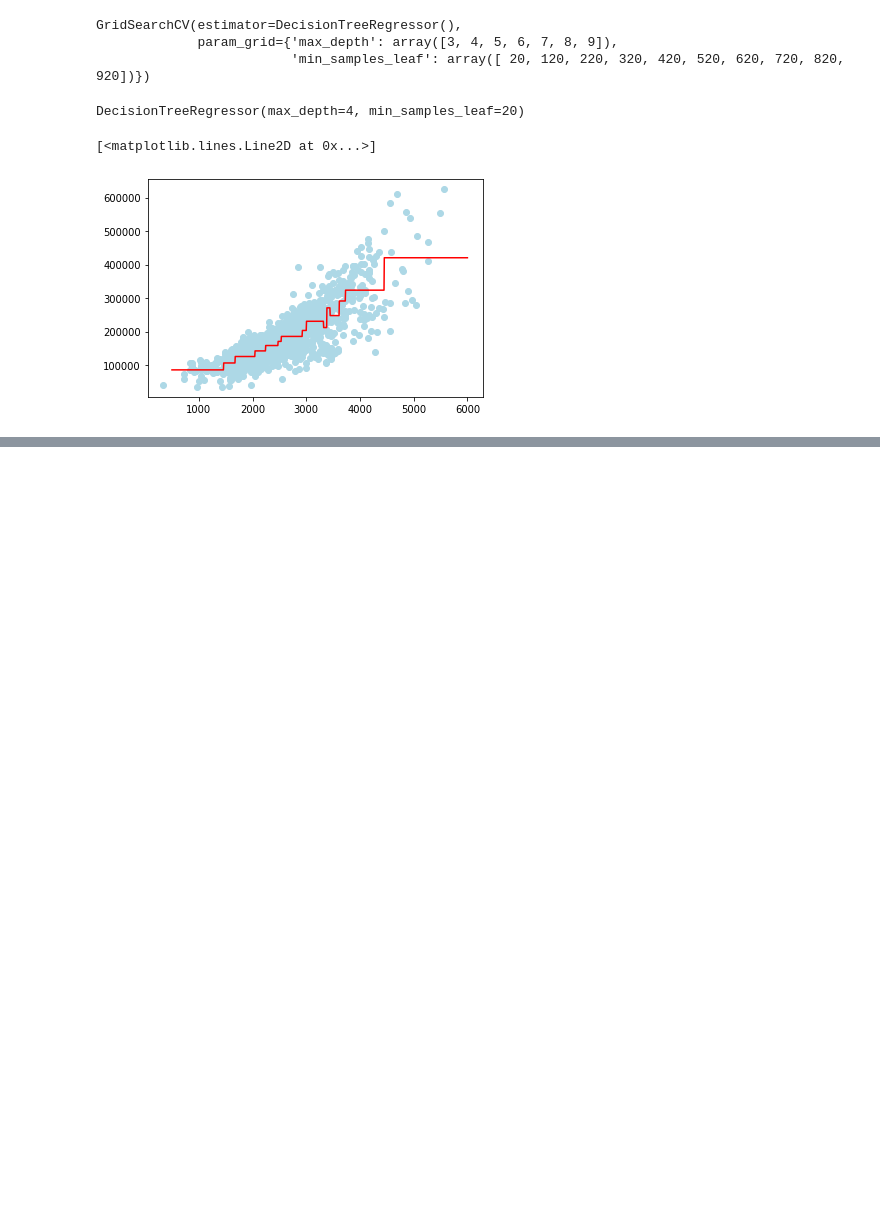
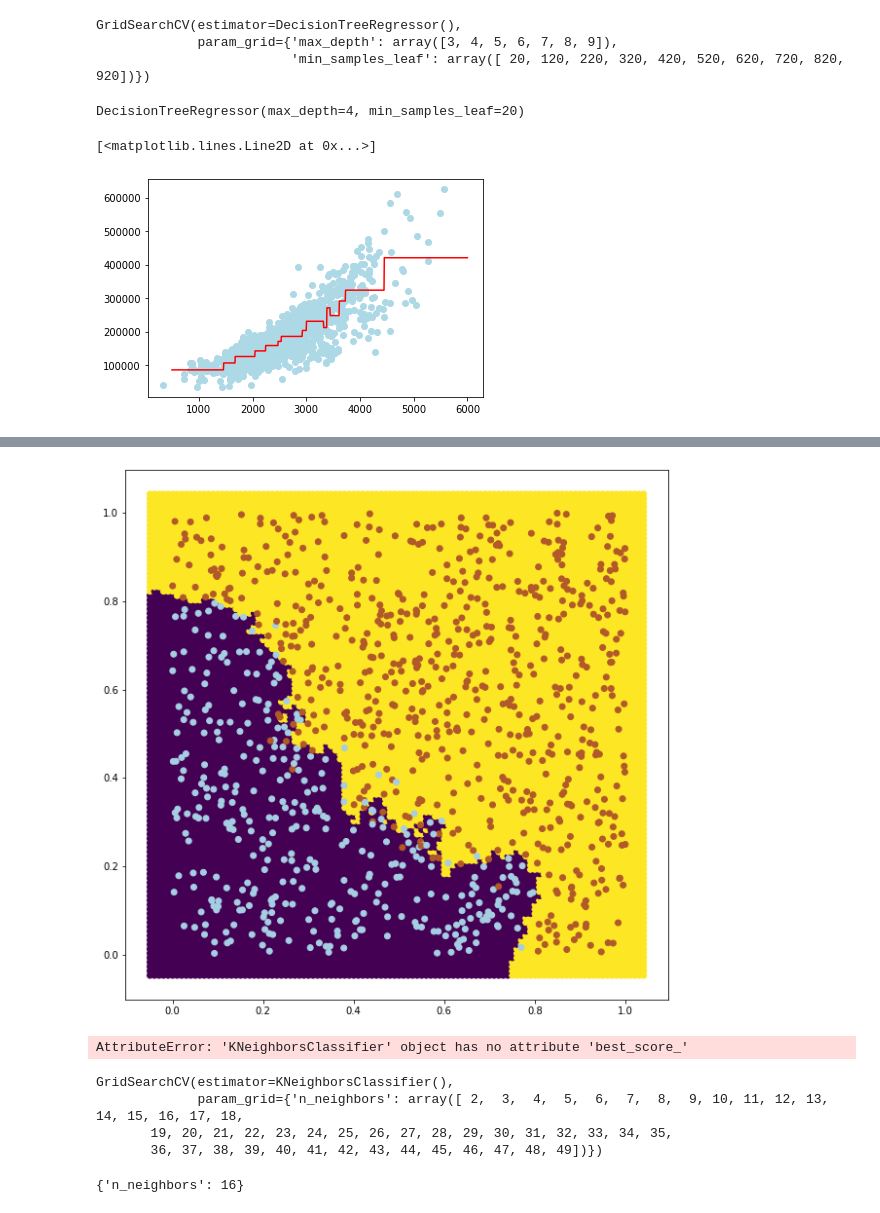
Before and after one commit to dan1dr/master_DS, a Jupyter notebook: 4.Machine_Learning/Supervised_Learning.ipynb, the cells around one changed output, grey strips where cells are left out. Drawn from its saved outputs; the diff is of its cells as text; code cells hidden in the pictures; blank space fills up the shorter version.

```diff
--- a/4.Machine_Learning/Supervised_Learning.ipynb
+++ b/4.Machine_Learning/Supervised_Learning.ipynb
@@ -433,0 +552,22 @@ plt.plot(x_hip, reg.predict(pd.DataFrame(x_hip)), c='red')
+# %%
+draw(clf,X.values,y.values,0.01)
+# %% [output]
+[figure, added]
+# %%
+clf.best_score_
+# %% [output]
+AttributeError: 'KNeighborsClassifier' object has no attribute 'best_score_'
+# %%
+from sklearn.model_selection import GridSearchCV
+clf = GridSearchCV(KNeighborsClassifier(),
+                  param_grid = {'n_neighbors': np.arange(2,50)})
+clf.fit(X,y)
+# %% [output]
+GridSearchCV(estimator=KNeighborsClassifier(),
+             param_grid={'n_neighbors': array([ 2,  3,  4,  5,  6,  7,  8,  9, 10, 11, 12, 13, 14, 15, 16, 17, 18,
+       19, 20, 21, 22, 23, 24, 25, 26, 27, 28, 29, 30, 31, 32, 33, 34, 35,
+       36, 37, 38, 39, 40, 41, 42, 43, 44, 45, 46, 47, 48, 49])})
+# %%
+clf.best_params_
+# %% [output]
+{'n_neighbors': 16}
```
Also changed, not shown: parts of 56 cells of this notebook.
